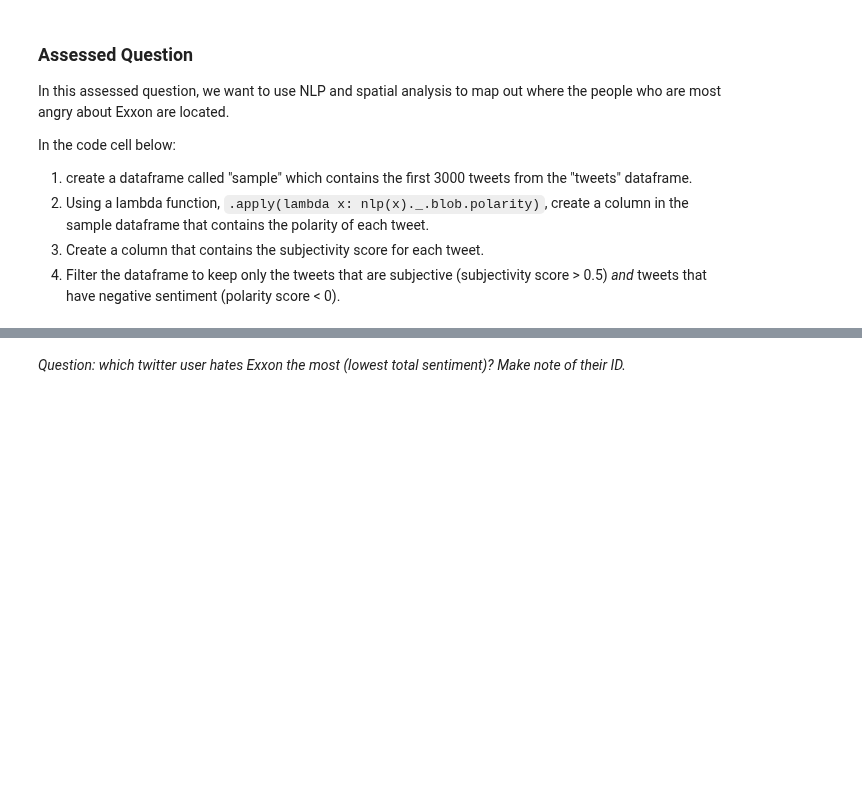
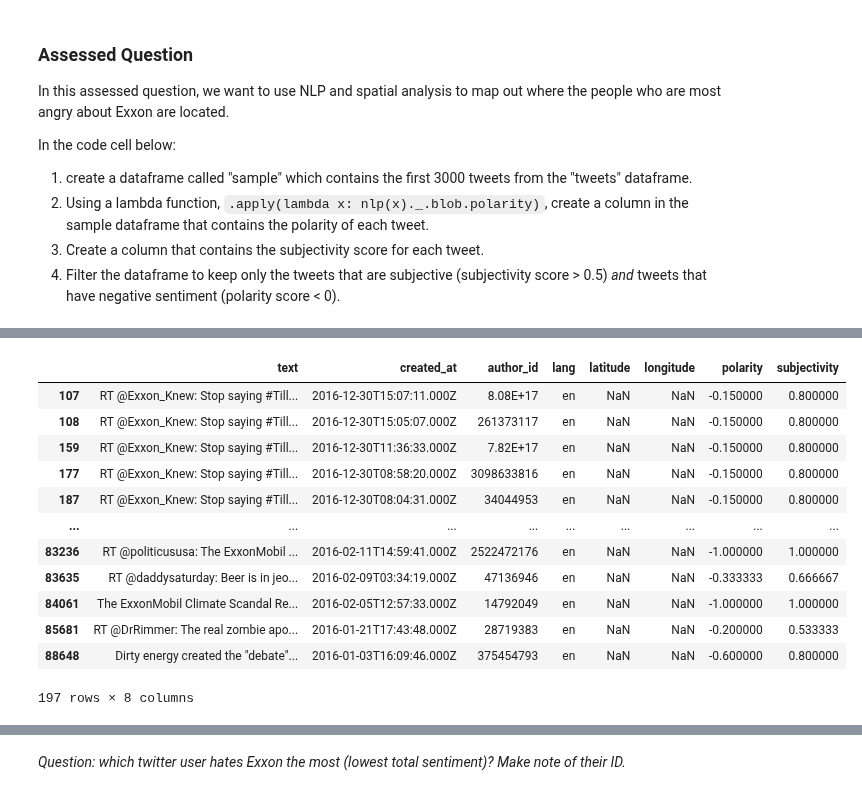
Before and after one commit to Zccarou/QM2, a Jupyter notebook: notebooks/W04. Natural Language Processing.ipynb, the cells around one changed output, grey strips where cells are left out. Drawn from its saved outputs; the diff is of its cells as text; code cells hidden in the pictures; blank space fills up the shorter version.

```diff
--- a/notebooks/W04. Natural Language Processing.ipynb
+++ b/notebooks/W04. Natural Language Processing.ipynb
@@ -718,0 +737,18 @@ print(filtered_sample)
+# %%
+#Filter the dataframe to keep only the tweets that are subjective and tweets that have negative sentiment
+filtered_sample = sample[(sample['subjectivity'] > 0.5) & (sample['polarity'] < 0)]
+filtered_sample
+# %% [output]
+|  | text | created_at | author_id | lang | latitude | longitude | polarity | subjectivity |
+| 107 | RT @Exxon_Knew: Stop saying #Till... | 2016-12-30T15:07:11.000Z | 8.08E+17 | en | NaN | NaN | -0.150000 | 0.800000 |
+| 108 | RT @Exxon_Knew: Stop saying #Till... | 2016-12-30T15:05:07.000Z | 261373117 | en | NaN | NaN | -0.150000 | 0.800000 |
+| 159 | RT @Exxon_Knew: Stop saying #Till... | 2016-12-30T11:36:33.000Z | 7.82E+17 | en | NaN | NaN | -0.150000 | 0.800000 |
+| 177 | RT @Exxon_Knew: Stop saying #Till... | 2016-12-30T08:58:20.000Z | 3098633816 | en | NaN | NaN | -0.150000 | 0.800000 |
+| 187 | RT @Exxon_Knew: Stop saying #Till... | 2016-12-30T08:04:31.000Z | 34044953 | en | NaN | NaN | -0.150000 | 0.800000 |
+| ... | ... | ... | ... | ... | ... | ... | ... | ... |
+| 83236 | RT @politicususa: The ExxonMobil ... | 2016-02-11T14:59:41.000Z | 2522472176 | en | NaN | NaN | -1.000000 | 1.000000 |
+| 83635 | RT @daddysaturday: Beer is in jeo... | 2016-02-09T03:34:19.000Z | 47136946 | en | NaN | NaN | -0.333333 | 0.666667 |
+| 84061 | The ExxonMobil Climate Scandal Re... | 2016-02-05T12:57:33.000Z | 14792049 | en | NaN | NaN | -1.000000 | 1.000000 |
+| 85681 | RT @DrRimmer: The real zombie apo... | 2016-01-21T17:43:48.000Z | 28719383 | en | NaN | NaN | -0.200000 | 0.533333 |
+| 88648 | Dirty energy created the "debate"... | 2016-01-03T16:09:46.000Z | 375454793 | en | NaN | NaN | -0.600000 | 0.800000 |
+197 rows × 8 columns
```
Also changed, not shown: parts of 12 cells of this notebook.
